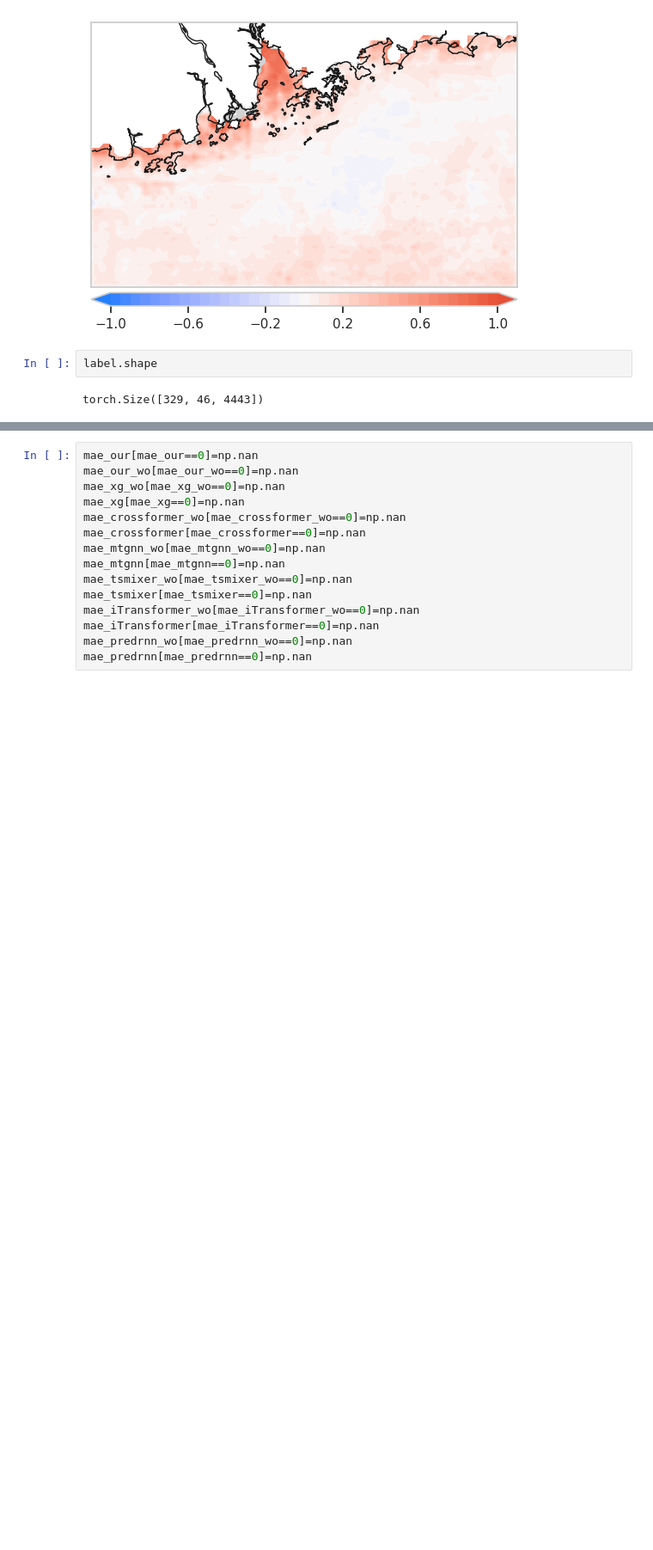
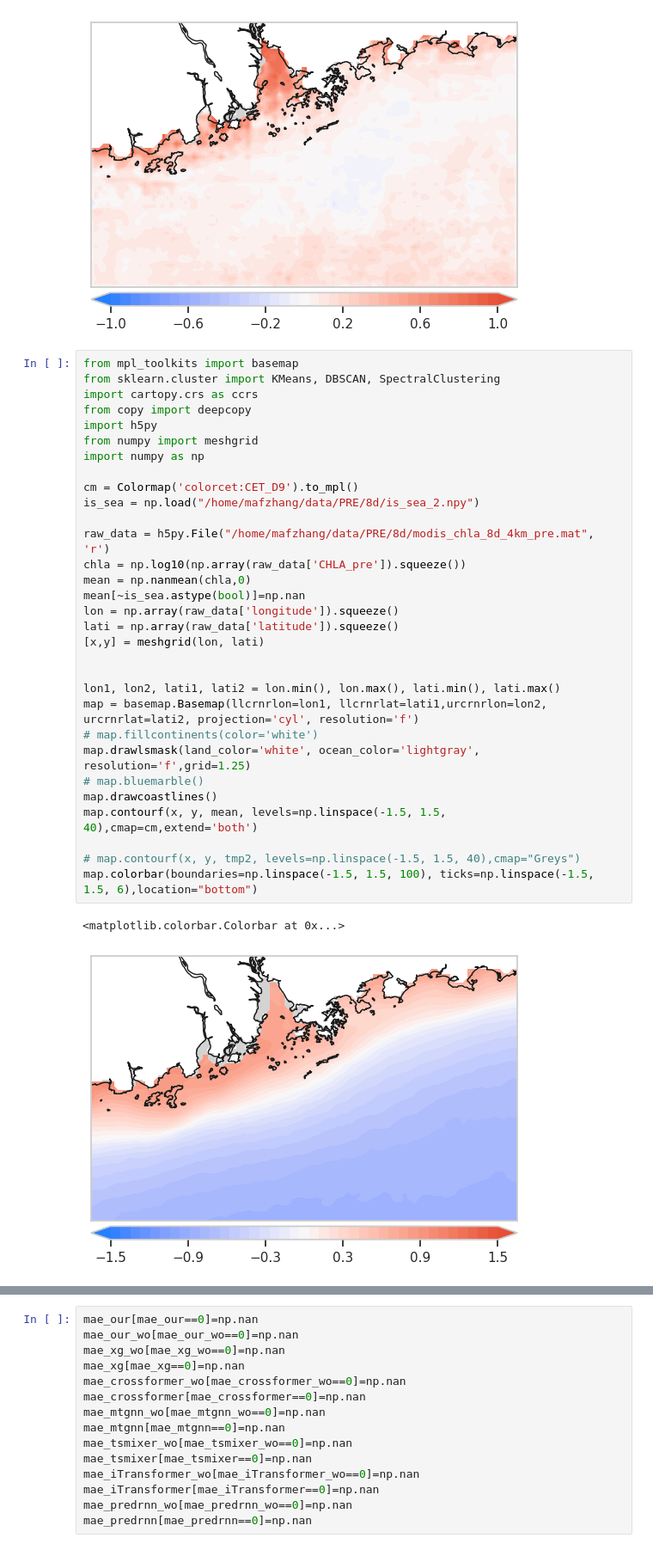
Before and after one commit to YangLabHKUST/STIMP, a Jupyter notebook: visualization/PRE/prediction.ipynb, the cells around one changed output, grey strips where cells are left out. Shown at 86% size. Drawn from its saved outputs; the diff is of its cells as text; blank space fills up the shorter version.

Commit message:
visualization

```diff
--- a/visualization/PRE/prediction.ipynb
+++ b/visualization/PRE/prediction.ipynb
@@ -357,7 +357,37 @@ map.colorbar(boundaries=np.linspace(-1, 1, 100), ticks=np.linspace(-1, 1, 6),loc
 # %% [output]
 <matplotlib.colorbar.Colorbar at 0x...>
 [figure]
-# %%
-label.shape
-# %% [output]
-torch.Size([329, 46, 4443])
+# %%
+from mpl_toolkits import basemap
+from sklearn.cluster import KMeans, DBSCAN, SpectralClustering
+import cartopy.crs as ccrs
+from copy import deepcopy
+import h5py
+from numpy import meshgrid
+import numpy as np
+
+cm = Colormap('colorcet:CET_D9').to_mpl()
+is_sea = np.load("/home/mafzhang/data/PRE/8d/is_sea_2.npy")
+
+raw_data = h5py.File("/home/mafzhang/data/PRE/8d/modis_chla_8d_4km_pre.mat", 'r')
+chla = np.log10(np.array(raw_data['CHLA_pre']).squeeze())
+mean = np.nanmean(chla,0)
+mean[~is_sea.astype(bool)]=np.nan
+lon = np.array(raw_data['longitude']).squeeze()
+lati = np.array(raw_data['latitude']).squeeze()
+[x,y] = meshgrid(lon, lati)
+
+
+lon1, lon2, lati1, lati2 = lon.min(), lon.max(), lati.min(), lati.max()
+map = basemap.Basemap(llcrnrlon=lon1, llcrnrlat=lati1,urcrnrlon=lon2, urcrnrlat=lati2, projection='cyl', resolution='f')
+# map.fillcontinents(color='white')
+map.drawlsmask(land_color='white', ocean_color='lightgray', resolution='f',grid=1.25)
+# map.bluemarble()
+map.drawcoastlines()
+map.contourf(x, y, mean, levels=np.linspace(-1.5, 1.5, 40),cmap=cm,extend='both')
+
+# map.contourf(x, y, tmp2, levels=np.linspace(-1.5, 1.5, 40),cmap="Greys")
+map.colorbar(boundaries=np.linspace(-1.5, 1.5, 100), ticks=np.linspace(-1.5, 1.5, 6),location="bottom")
+# %% [output]
+<matplotlib.colorbar.Colorbar at 0x...>
+[figure, added]
```
Also changed, not shown: parts of 4 cells of this notebook.
